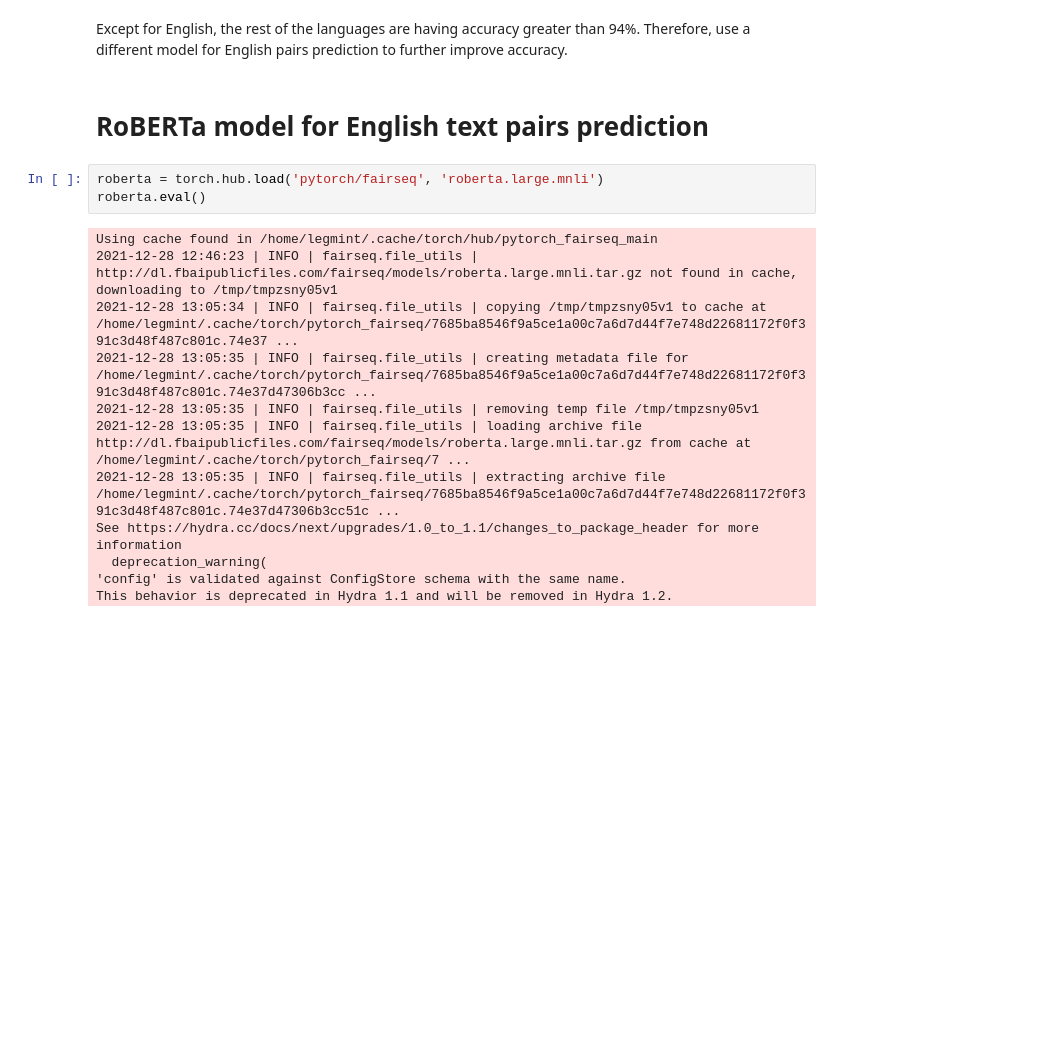
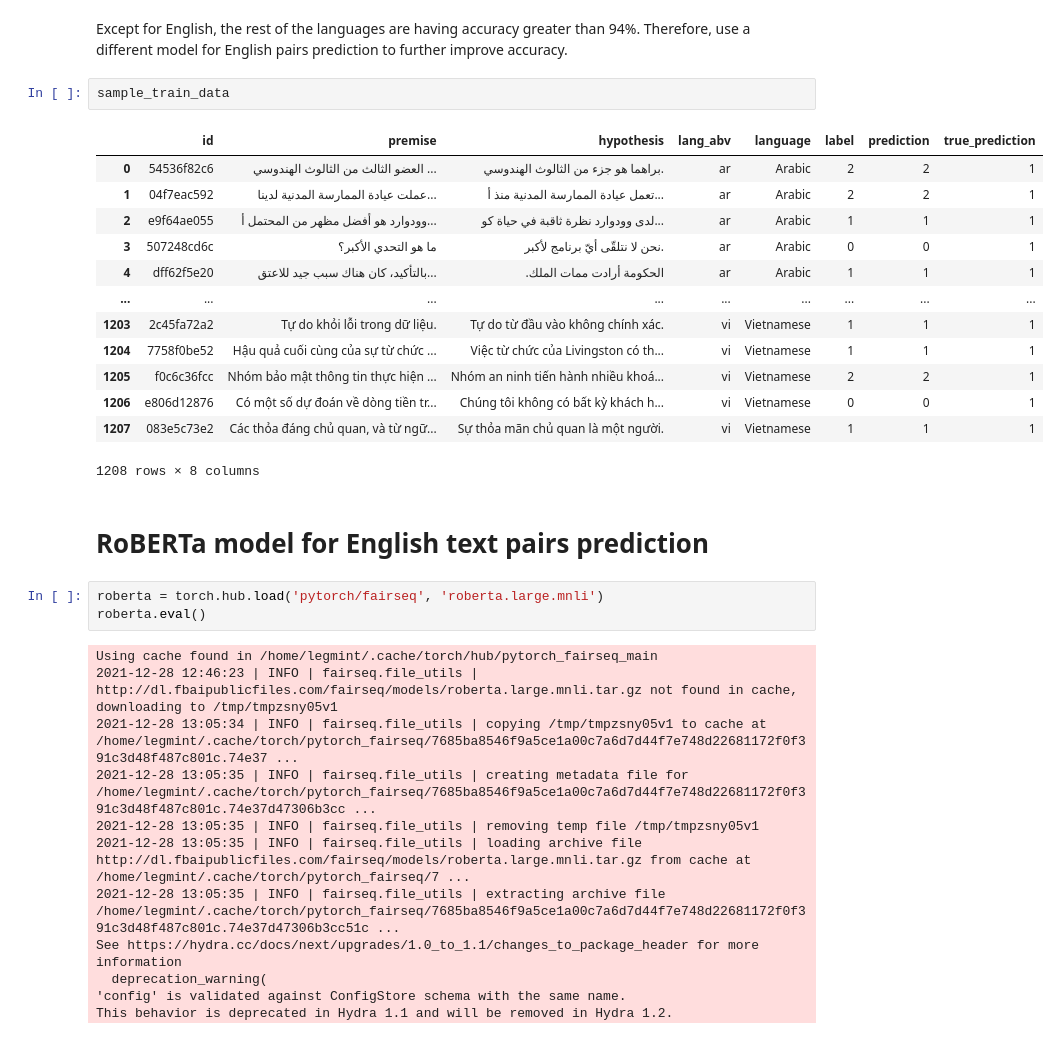
Before and after one commit to Morpheee/NLI_contradiction_deep_learning, a Jupyter notebook: medium_tutorial.ipynb, the cells around one changed output. Saved outputs shown, nothing was run; the diff lists cells and outputs as text; blank space fills up the shorter version.

```diff
--- a/medium_tutorial.ipynb
+++ b/medium_tutorial.ipynb
@@ -172,5 +172,21 @@ sample_train_data_predicted_lang
 # %% [markdown]
 Except for English, the rest of the languages are having accuracy greater than 94%. Therefore, use a different model for English pairs prediction to further improve accuracy.
+# %%
+sample_train_data
+# %% [output]
+|  | id | premise | hypothesis | lang_abv | language | label | prediction | true_prediction |
+| 0 | 54536f82c6 | العضو الثالث من الثالوث الهندوسي ... | براهما هو جزء من الثالوث الهندوسي. | ar | Arabic | 2 | 2 | 1 |
+| 1 | 04f7eac592 | عملت عيادة الممارسة المدنية لدينا... | تعمل عيادة الممارسة المدنية منذ أ... | ar | Arabic | 2 | 2 | 1 |
+| 2 | e9f64ae055 | وودوارد هو أفضل مظهر من المحتمل أ... | لدى وودوارد نظرة ثاقبة في حياة كو... | ar | Arabic | 1 | 1 | 1 |
+| 3 | 507248cd6c | ما هو التحدي الأكبر؟ | نحن لا نتلقّى أيّ برنامج لأكبر. | ar | Arabic | 0 | 0 | 1 |
+| 4 | dff62f5e20 | بالتأكيد، كان هناك سبب جيد للاعتق... | .الحكومة أرادت ممات الملك | ar | Arabic | 1 | 1 | 1 |
+| ... | ... | ... | ... | ... | ... | ... | ... | ... |
+| 1203 | 2c45fa72a2 | Tự do khỏi lỗi trong dữ liệu. | Tự do từ đầu vào không chính xác. | vi | Vietnamese | 1 | 1 | 1 |
+| 1204 | 7758f0be52 | Hậu quả cuối cùng của sự từ chức ... | Việc từ chức của Livingston có th... | vi | Vietnamese | 1 | 1 | 1 |
+| 1205 | f0c6c36fcc | Nhóm bảo mật thông tin thực hiện ... | Nhóm an ninh tiến hành nhiều khoá... | vi | Vietnamese | 2 | 2 | 1 |
+| 1206 | e806d12876 | Có một số dự đoán về dòng tiền tr... | Chúng tôi không có bất kỳ khách h... | vi | Vietnamese | 0 | 0 | 1 |
+| 1207 | 083e5c73e2 | Các thỏa đáng chủ quan, và từ ngữ... | Sự thỏa mãn chủ quan là một người. | vi | Vietnamese | 1 | 1 | 1 |
+1208 rows × 8 columns
 # %% [markdown]
 # RoBERTa model for English text pairs prediction
 # %%
```
Also changed, not shown: parts of 2 cells of this notebook, 1 other file.
